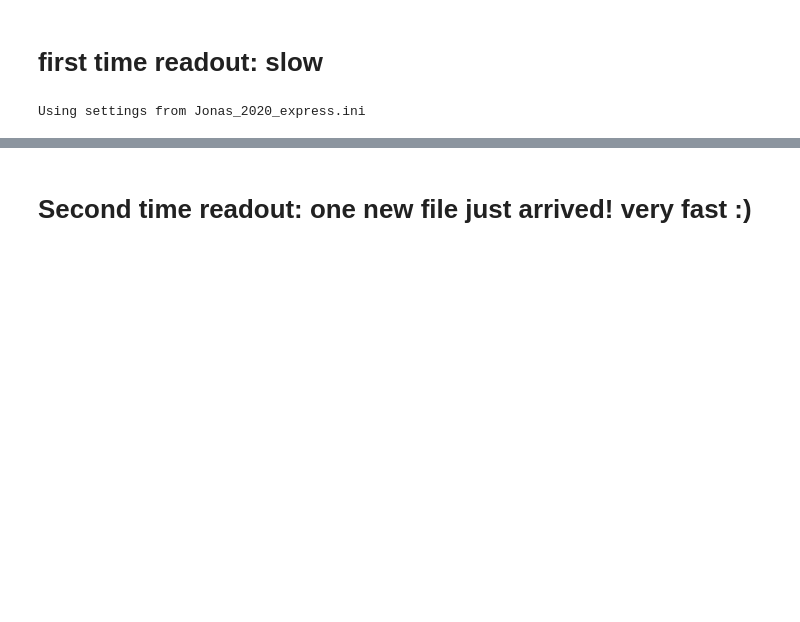
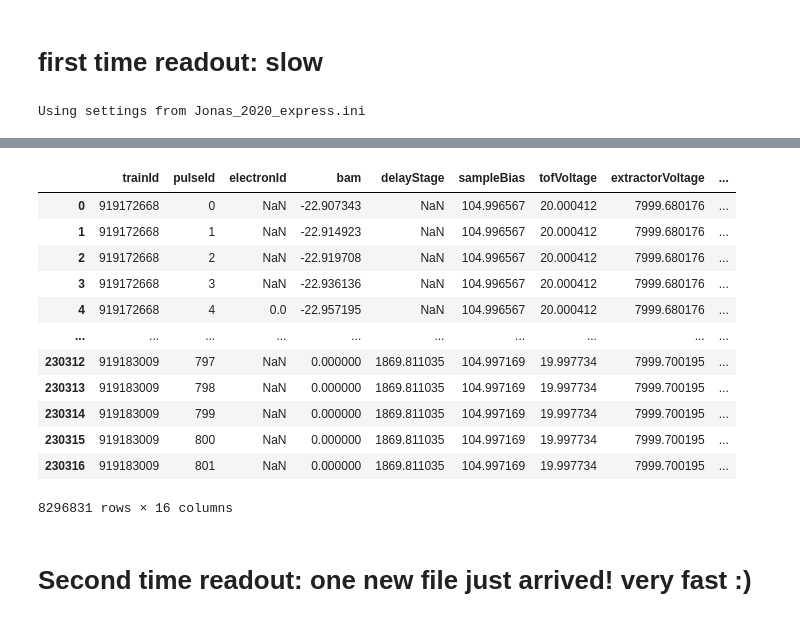
Before and after one commit to momentoscope/hextof-processor, a Jupyter notebook: tutorial/Express data readout.ipynb, the cells around one changed output, grey strips where cells are left out. Drawn from its saved outputs; the diff is of its cells as text; code cells hidden in the pictures; blank space fills up the shorter version.

```diff
--- a/tutorial/Express data readout.ipynb
+++ b/tutorial/Express data readout.ipynb
@@ -26,3 +28,19 @@ Reading Run 35993: 6 new files of 6 total.
+# %%
+prc.ddMicrobunches.compute()
+# %% [output]
+|  | trainId | pulseId | electronId | bam | delayStage | sampleBias | tofVoltage | extractorVoltage | ... |
+| 0 | 919172668 | 0 | NaN | -22.907343 | NaN | 104.996567 | 20.000412 | 7999.680176 | ... |
+| 1 | 919172668 | 1 | NaN | -22.914923 | NaN | 104.996567 | 20.000412 | 7999.680176 | ... |
+| 2 | 919172668 | 2 | NaN | -22.919708 | NaN | 104.996567 | 20.000412 | 7999.680176 | ... |
+| 3 | 919172668 | 3 | NaN | -22.936136 | NaN | 104.996567 | 20.000412 | 7999.680176 | ... |
+| 4 | 919172668 | 4 | 0.0 | -22.957195 | NaN | 104.996567 | 20.000412 | 7999.680176 | ... |
+| ... | ... | ... | ... | ... | ... | ... | ... | ... | ... |
+| 230312 | 919183009 | 797 | NaN | 0.000000 | 1869.811035 | 104.997169 | 19.997734 | 7999.700195 | ... |
+| 230313 | 919183009 | 798 | NaN | 0.000000 | 1869.811035 | 104.997169 | 19.997734 | 7999.700195 | ... |
+| 230314 | 919183009 | 799 | NaN | 0.000000 | 1869.811035 | 104.997169 | 19.997734 | 7999.700195 | ... |
+| 230315 | 919183009 | 800 | NaN | 0.000000 | 1869.811035 | 104.997169 | 19.997734 | 7999.700195 | ... |
+| 230316 | 919183009 | 801 | NaN | 0.000000 | 1869.811035 | 104.997169 | 19.997734 | 7999.700195 | ... |
+8296831 rows × 16 columns
 # %% [markdown]
 # Second time readout: one new file just arrived! very fast :)
 # %%
```
Also changed, not shown: parts of 3 cells of this notebook, 1 other file.
